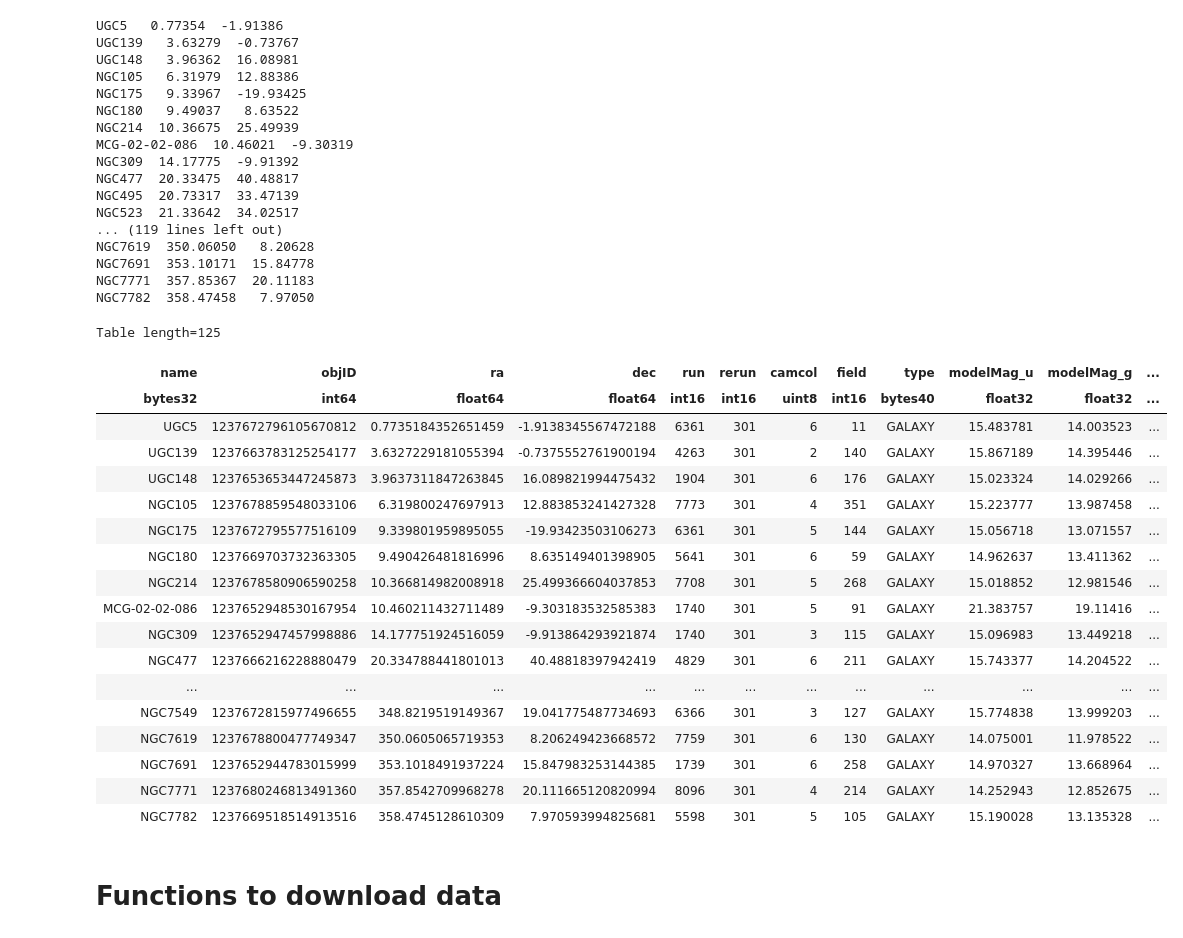
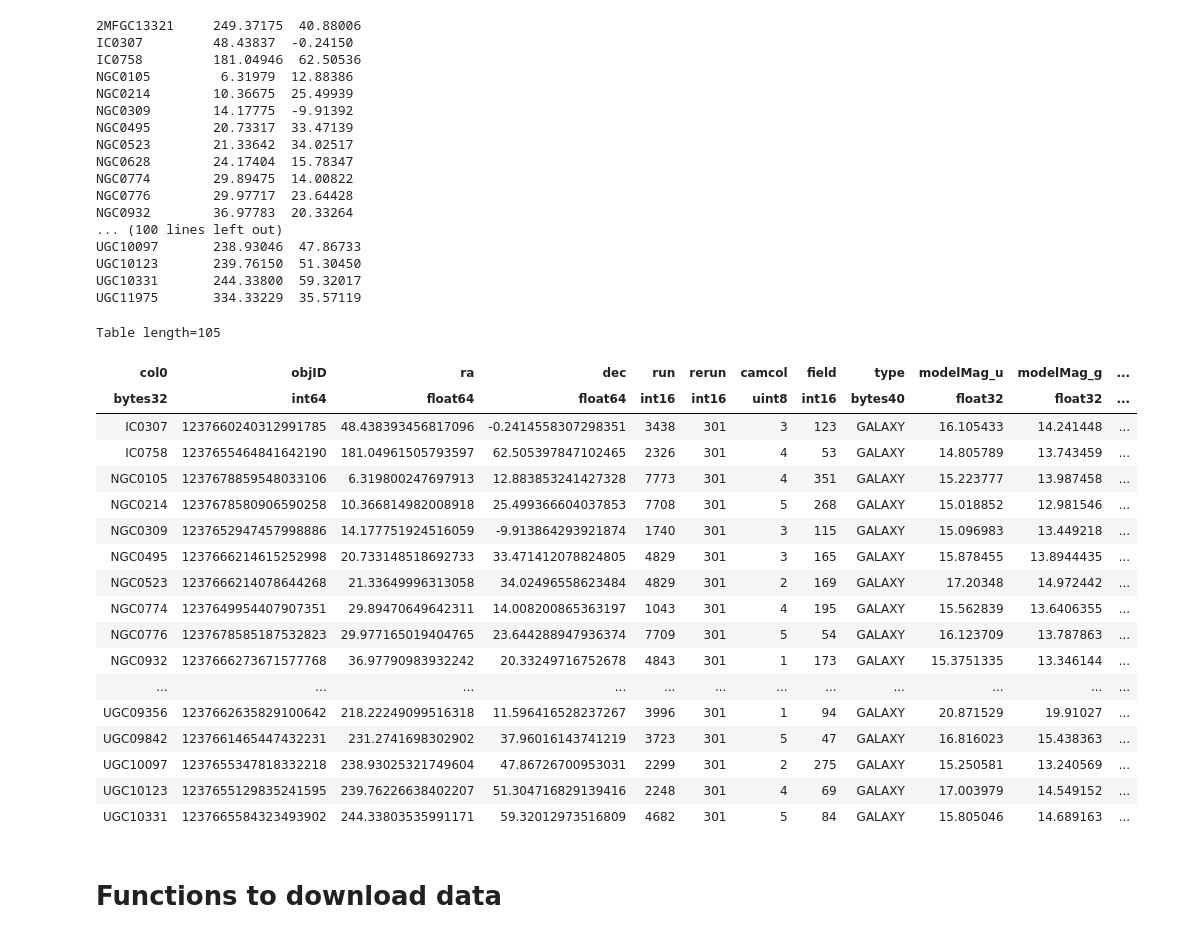
Before and after one commit to asofiafonso/SNe_hz_hosts, a Jupyter notebook: SDSS_DATA_QUERY.ipynb, the cells around one changed output. Saved outputs shown, nothing was run; the diff lists cells and outputs as text; code cells hidden in the pictures.

Commit message:
Add files via upload
Tables update. Missing data.

```diff
--- a/SDSS_DATA_QUERY.ipynb
+++ b/SDSS_DATA_QUERY.ipynb
@@ -51,58 +51,58 @@ for i in range(len(califa_table)):
         continue
 #     xid = SDSS.query_region(catalog_coords[i],radius=0.5*u.arcsec,data_release=12)
 #     imgs = SDSS.get_images(matches=xid)
-    name = califa_table["MAIN_ID"][i]
-    nameCompact = ''.join(name.strip().split())
+    #name = califa_table["MAIN_ID"][i]
+    nameCompact = califa_table["TYPED_ID"][i]
+    #nameCompact = ''.join(name.strip().split())
     ra = catalog_coords[i].ra.deg
     dec = catalog_coords[i].dec.deg
     print(f"{nameCompact}  {ra:8.5f}  {dec:8.5f}")
 
-
 ### PASTE LIST TEXT IN http://skyserver.sdss.org/dr15/en/tools/crossid/crossid.aspx
 ### SAVE TABLE AS FITS
 # %% [output]
-UGC5   0.77354  -1.91386
-UGC139   3.63279  -0.73767
-UGC148   3.96362  16.08981
-NGC105   6.31979  12.88386
-NGC175   9.33967  -19.93425
-NGC180   9.49037   8.63522
-NGC214  10.36675  25.49939
-MCG-02-02-086  10.46021  -9.30319
-NGC309  14.17775  -9.91392
-NGC477  20.33475  40.48817
-NGC495  20.73317  33.47139
-NGC523  21.33642  34.02517
-... (119 lines left out)
-NGC7619  350.06050   8.20628
-NGC7691  353.10171  15.84778
-NGC7771  357.85367  20.11183
-NGC7782  358.47458   7.97050
+2MFGC13321     249.37175  40.88006
+IC0307         48.43837  -0.24150
+IC0758         181.04946  62.50536
+NGC0105         6.31979  12.88386
+NGC0214        10.36675  25.49939
+NGC0309        14.17775  -9.91392
+NGC0495        20.73317  33.47139
+NGC0523        21.33642  34.02517
+NGC0628        24.17404  15.78347
+NGC0774        29.89475  14.00822
+NGC0776        29.97717  23.64428
+NGC0932        36.97783  20.33264
+... (100 lines left out)
+UGC10097       238.93046  47.86733
+UGC10123       239.76150  51.30450
+UGC10331       244.33800  59.32017
+UGC11975       334.33229  35.57119
 # %%
 # LOAD TABLE
-table_crossid = Table.read("CALIFAdr2SN_crossID.fits",format="fits")
-table_crossid["z"] = 0.017
+table_crossid = Table.read("Skyserver_CrossID7_19_2019 4_33_06 PM.fits",format="fits")
+#table_crossid["z"] = 0.017
 table_crossid
 # %% [output]
-Table length=125
+Table length=105
-| name | objID | ra | dec | run | rerun | camcol | field | type | modelMag_u | modelMag_g | ... |
+| col0 | objID | ra | dec | run | rerun | camcol | field | type | modelMag_u | modelMag_g | ... |
 | bytes32 | int64 | float64 | float64 | int16 | int16 | uint8 | int16 | bytes40 | float32 | float32 | ... |
-| UGC5 | 1237672796105670812 | 0.7735184352651459 | -1.9138345567472188 | 6361 | 301 | 6 | 11 | GALAXY | 15.483781 | 14.003523 | ... |
-| UGC139 | 1237663783125254177 | 3.6327229181055394 | -0.7375552761900194 | 4263 | 301 | 2 | 140 | GALAXY | 15.867189 | 14.395446 | ... |
-| UGC148 | 1237653653447245873 | 3.9637311847263845 | 16.089821994475432 | 1904 | 301 | 6 | 176 | GALAXY | 15.023324 | 14.029266 | ... |
-| NGC105 | 1237678859548033106 | 6.319800247697913 | 12.883853241427328 | 7773 | 301 | 4 | 351 | GALAXY | 15.223777 | 13.987458 | ... |
-| NGC175 | 1237672795577516109 | 9.339801959895055 | -19.93423503106273 | 6361 | 301 | 5 | 144 | GALAXY | 15.056718 | 13.071557 | ... |
-| NGC180 | 1237669703732363305 | 9.490426481816996 | 8.635149401398905 | 5641 | 301 | 6 | 59 | GALAXY | 14.962637 | 13.411362 | ... |
-| NGC214 | 1237678580906590258 | 10.366814982008918 | 25.499366604037853 | 7708 | 301 | 5 | 268 | GALAXY | 15.018852 | 12.981546 | ... |
-| MCG-02-02-086 | 1237652948530167954 | 10.460211432711489 | -9.303183532585383 | 1740 | 301 | 5 | 91 | GALAXY | 21.383757 | 19.11416 | ... |
-| NGC309 | 1237652947457998886 | 14.177751924516059 | -9.913864293921874 | 1740 | 301 | 3 | 115 | GALAXY | 15.096983 | 13.449218 | ... |
-| NGC477 | 1237666216228880479 | 20.334788441801013 | 40.48818397942419 | 4829 | 301 | 6 | 211 | GALAXY | 15.743377 | 14.204522 | ... |
+| IC0307 | 1237660240312991785 | 48.438393456817096 | -0.2414558307298351 | 3438 | 301 | 3 | 123 | GALAXY | 16.105433 | 14.241448 | ... |
+| IC0758 | 1237655464841642190 | 181.04961505793597 | 62.505397847102465 | 2326 | 301 | 4 | 53 | GALAXY | 14.805789 | 13.743459 | ... |
+| NGC0105 | 1237678859548033106 | 6.319800247697913 | 12.883853241427328 | 7773 | 301 | 4 | 351 | GALAXY | 15.223777 | 13.987458 | ... |
+| NGC0214 | 1237678580906590258 | 10.366814982008918 | 25.499366604037853 | 7708 | 301 | 5 | 268 | GALAXY | 15.018852 | 12.981546 | ... |
+| NGC0309 | 1237652947457998886 | 14.177751924516059 | -9.913864293921874 | 1740 | 301 | 3 | 115 | GALAXY | 15.096983 | 13.449218 | ... |
+| NGC0495 | 1237666214615252998 | 20.733148518692733 | 33.471412078824805 | 4829 | 301 | 3 | 165 | GALAXY | 15.878455 | 13.8944435 | ... |
+| NGC0523 | 1237666214078644268 | 21.33649996313058 | 34.02496558623484 | 4829 | 301 | 2 | 169 | GALAXY | 17.20348 | 14.972442 | ... |
+| NGC0774 | 1237649954407907351 | 29.89470649642311 | 14.008200865363197 | 1043 | 301 | 4 | 195 | GALAXY | 15.562839 | 13.6406355 | ... |
+| NGC0776 | 1237678585187532823 | 29.977165019404765 | 23.644288947936374 | 7709 | 301 | 5 | 54 | GALAXY | 16.123709 | 13.787863 | ... |
+| NGC0932 | 1237666273671577768 | 36.97790983932242 | 20.33249716752678 | 4843 | 301 | 1 | 173 | GALAXY | 15.3751335 | 13.346144 | ... |
 | ... | ... | ... | ... | ... | ... | ... | ... | ... | ... | ... | ... |
-| NGC7549 | 1237672815977496655 | 348.8219519149367 | 19.041775487734693 | 6366 | 301 | 3 | 127 | GALAXY | 15.774838 | 13.999203 | ... |
-| NGC7619 | 1237678800477749347 | 350.0605065719353 | 8.206249423668572 | 7759 | 301 | 6 | 130 | GALAXY | 14.075001 | 11.978522 | ... |
-| NGC7691 | 1237652944783015999 | 353.1018491937224 | 15.847983253144385 | 1739 | 301 | 6 | 258 | GALAXY | 14.970327 | 13.668964 | ... |
-| NGC7771 | 1237680246813491360 | 357.8542709968278 | 20.111665120820994 | 8096 | 301 | 4 | 214 | GALAXY | 14.252943 | 12.852675 | ... |
-| NGC7782 | 1237669518514913516 | 358.4745128610309 | 7.970593994825681 | 5598 | 301 | 5 | 105 | GALAXY | 15.190028 | 13.135328 | ... |
+| UGC09356 | 1237662635829100642 | 218.22249099516318 | 11.596416528237267 | 3996 | 301 | 1 | 94 | GALAXY | 20.871529 | 19.91027 | ... |
+| UGC09842 | 1237661465447432231 | 231.2741698302902 | 37.96016143741219 | 3723 | 301 | 5 | 47 | GALAXY | 16.816023 | 15.438363 | ... |
+| UGC10097 | 1237655347818332218 | 238.93025321749604 | 47.86726700953031 | 2299 | 301 | 2 | 275 | GALAXY | 15.250581 | 13.240569 | ... |
+| UGC10123 | 1237655129835241595 | 239.76226638402207 | 51.304716829139416 | 2248 | 301 | 4 | 69 | GALAXY | 17.003979 | 14.549152 | ... |
+| UGC10331 | 1237665584323493902 | 244.33803535991171 | 59.32012973516809 | 4682 | 301 | 5 | 84 | GALAXY | 15.805046 | 14.689163 | ... |
 # %% [markdown]
 # Functions to download data
 # %%
```
Also changed, not shown: parts of 7 cells of this notebook, 20 other files.
